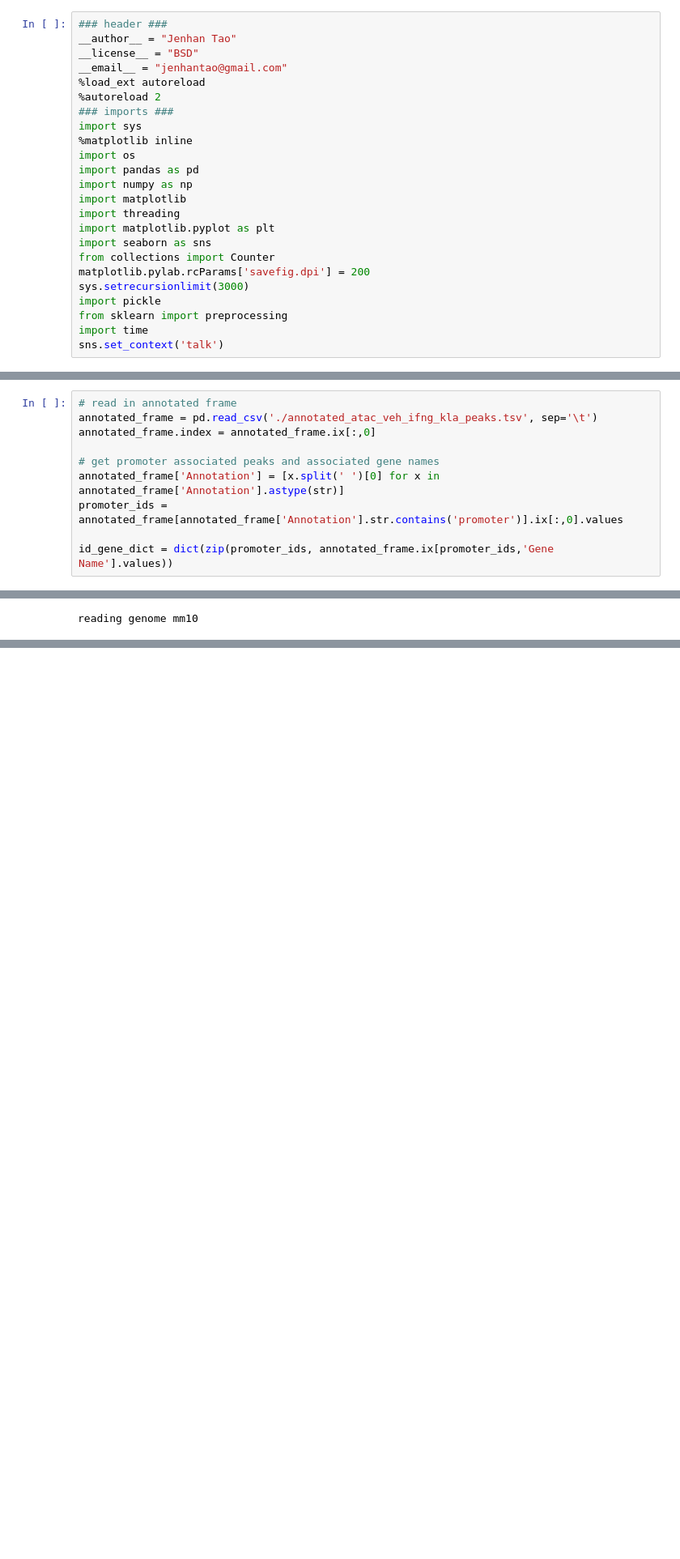
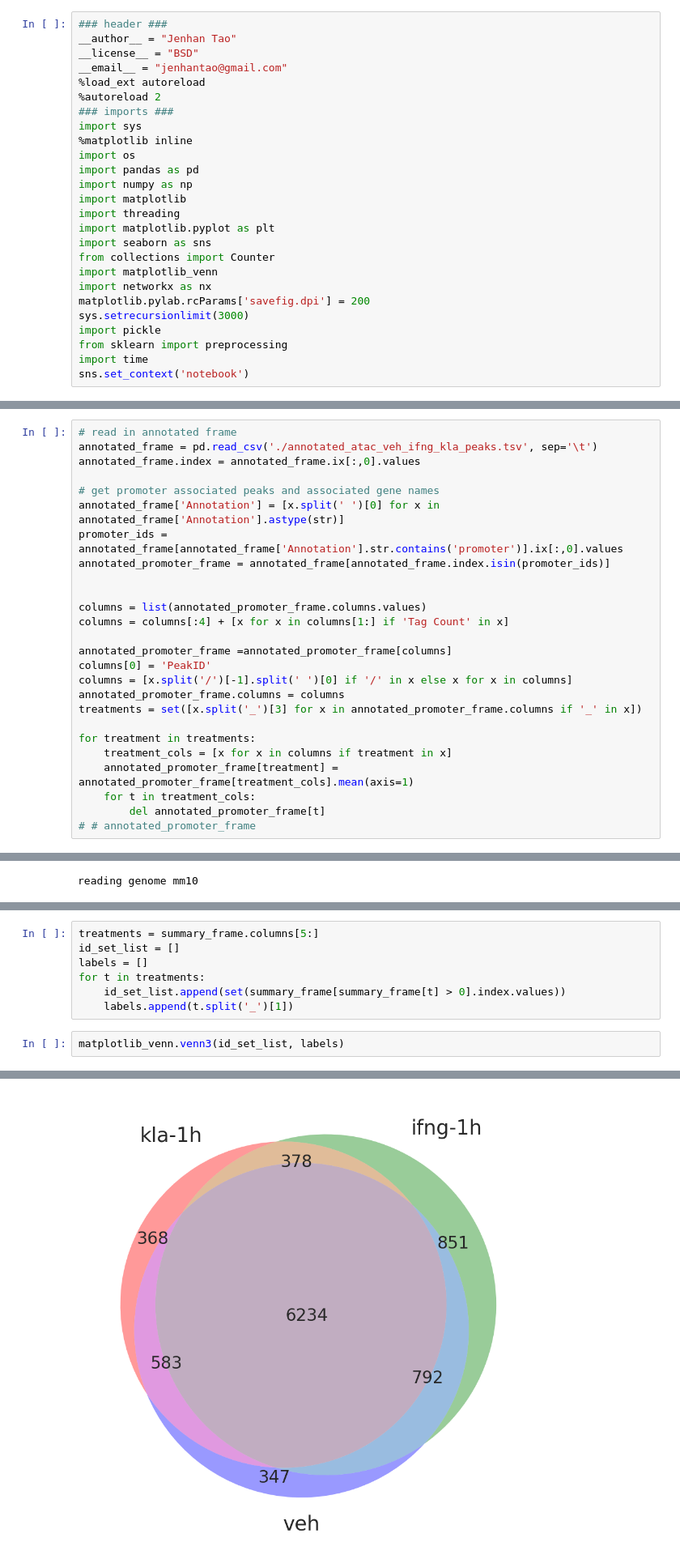
Before and after one commit to jenhantao/ipython-notebooks, a Jupyter notebook: Signals Analysis.ipynb, the cells around one changed output, grey strips where cells are left out. Shown at 81% size. Drawn from its saved outputs; the diff is of its cells as text; blank space fills up the shorter version.

```diff
--- a/Signals Analysis.ipynb
+++ b/Signals Analysis.ipynb
@@ -18,9 +18,11 @@ import threading
 import matplotlib.pyplot as plt
 import seaborn as sns
 from collections import Counter
+import matplotlib_venn
+import networkx as nx
 matplotlib.pylab.rcParams['savefig.dpi'] = 200
 sys.setrecursionlimit(3000)
 import pickle
 from sklearn import preprocessing
 import time
-sns.set_context('talk')
+sns.set_context('notebook')
@@ -48,10 +169,26 @@ os.chdir(workingDirectory)
 # %%
 # read in annotated frame
 annotated_frame = pd.read_csv('./annotated_atac_veh_ifng_kla_peaks.tsv', sep='\t')
-annotated_frame.index = annotated_frame.ix[:,0]
+annotated_frame.index = annotated_frame.ix[:,0].values
 
 # get promoter associated peaks and associated gene names
 annotated_frame['Annotation'] = [x.split(' ')[0] for x in annotated_frame['Annotation'].astype(str)]
 promoter_ids = annotated_frame[annotated_frame['Annotation'].str.contains('promoter')].ix[:,0].values
+annotated_promoter_frame = annotated_frame[annotated_frame.index.isin(promoter_ids)]
 
-id_gene_dict = dict(zip(promoter_ids, annotated_frame.ix[promoter_ids,'Gene Name'].values))
+
+columns = list(annotated_promoter_frame.columns.values)
+columns = columns[:4] + [x for x in columns[1:] if 'Tag Count' in x]
+
+annotated_promoter_frame =annotated_promoter_frame[columns]
+columns[0] = 'PeakID'
+columns = [x.split('/')[-1].split(' ')[0] if '/' in x else x for x in columns]
+annotated_promoter_frame.columns = columns
+treatments = set([x.split('_')[3] for x in annotated_promoter_frame.columns if '_' in x])
+
+for treatment in treatments:
+    treatment_cols = [x for x in columns if treatment in x]
+    annotated_promoter_frame[treatment] = annotated_promoter_frame[treatment_cols].mean(axis=1)
+    for t in treatment_cols:
+        del annotated_promoter_frame[t]
+# # annotated_promoter_frame
@@ -137,0 +337,10 @@ total time 626.3845410346985
+# %%
+treatments = summary_frame.columns[5:]
+id_set_list = []
+labels = []
+for t in treatments:
+    id_set_list.append(set(summary_frame[summary_frame[t] > 0].index.values))
+    labels.append(t.split('_')[1])
+# %%
+matplotlib_venn.venn3(id_set_list, labels)
+# %% [output]
@@ -137,0 +348 @@ total time 626.3845410346985
+[figure, added]
```
Also changed, not shown: parts of 35 cells of this notebook.
